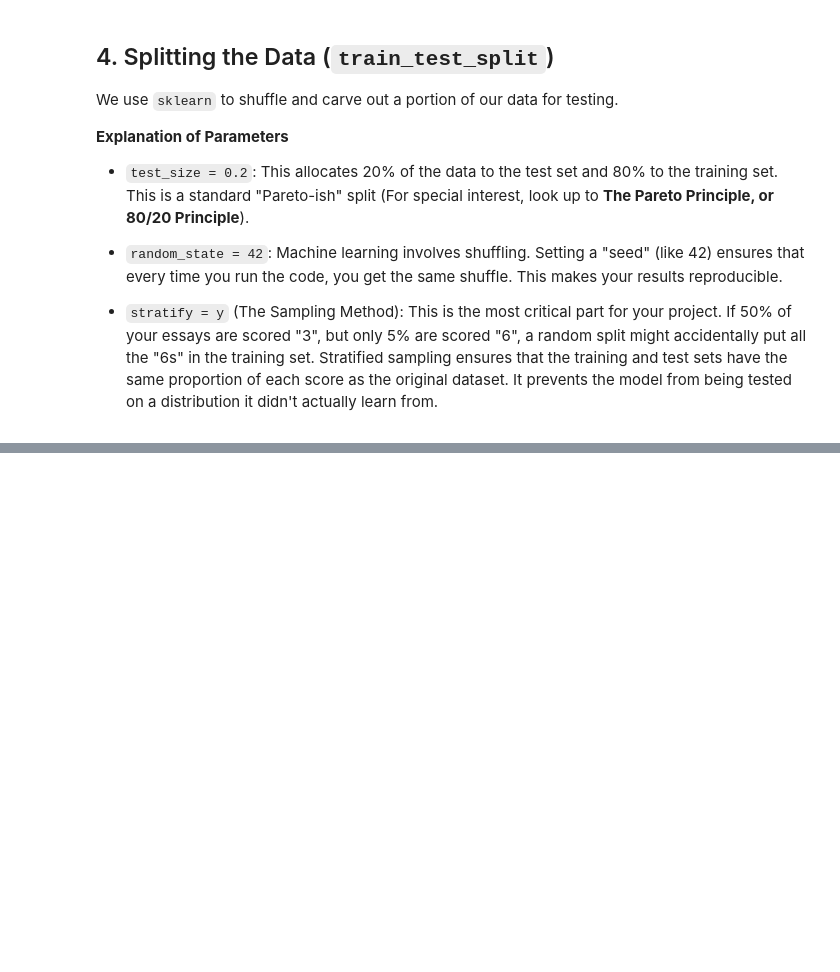
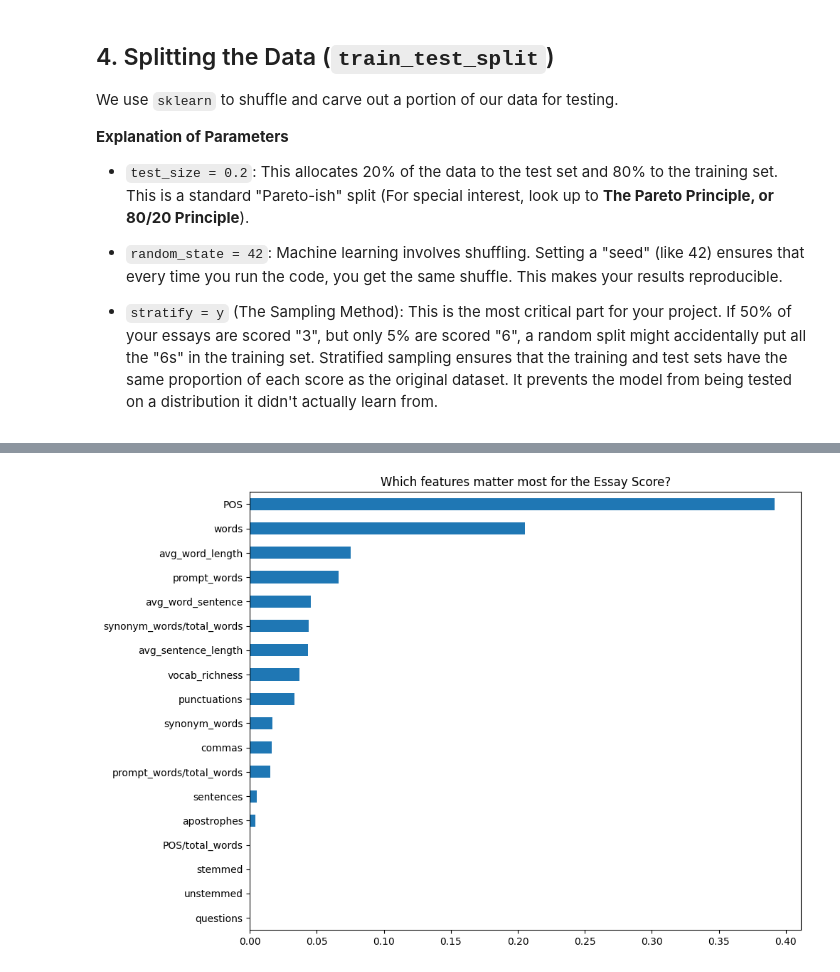
Before and after one commit to QHao-SOLID/f78ds-assignment-2, a Jupyter notebook: main.ipynb, the cells around one changed output, grey strips where cells are left out. Saved outputs shown, nothing was run; the diff lists cells and outputs as text; code cells hidden in the pictures; blank space fills up the shorter version.

```diff
--- a/main.ipynb
+++ b/main.ipynb
@@ -126,0 +369,10 @@ X_train, X_test, y_train, y_test = train_test_split(
+# %%
+import pandas as pd
+
+# Extract importance and match with column names
+importances = pd.Series(dt_model.feature_importances_, index=X.columns)
+importances.sort_values().plot(kind='barh', figsize=(10, 8))
+plt.title('Which features matter most for the Essay Score?')
+plt.show()
+# %% [output]
+[figure, added]
```
Also changed, not shown: parts of 22 cells of this notebook.
